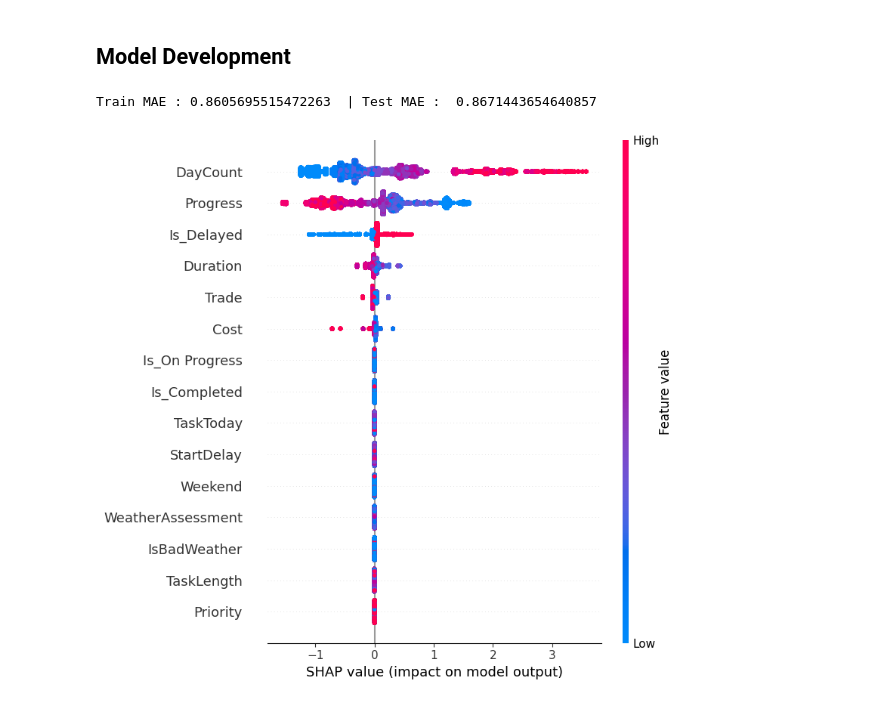
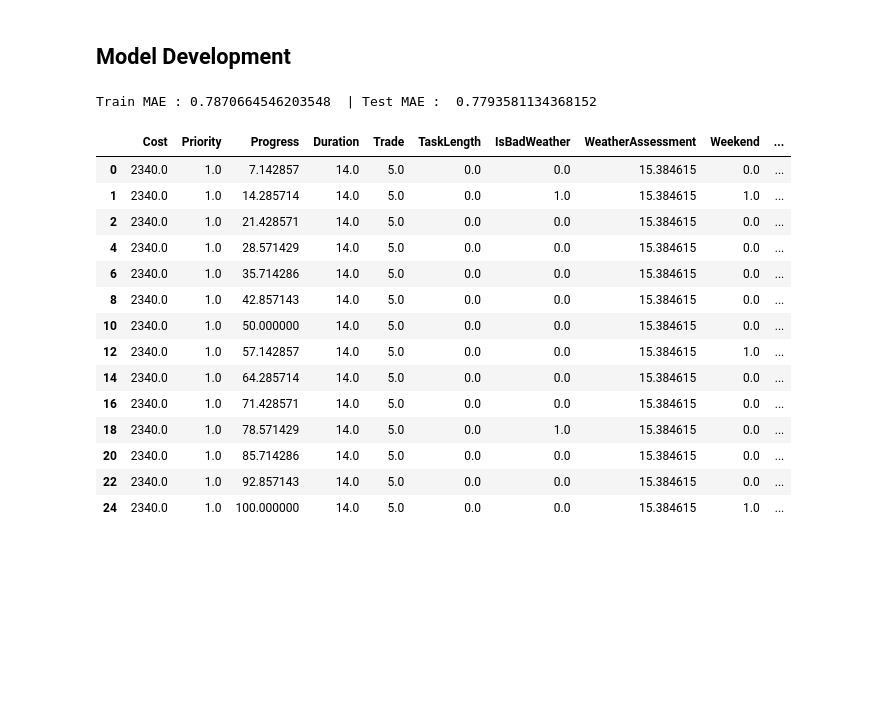
Before and after one commit to radicu/method, a Jupyter notebook: task_model.ipynb, the cells around one changed output. Drawn from its saved outputs; the diff is of its cells as text; code cells hidden in the pictures; blank space fills up the shorter version.

```diff
--- a/task_model.ipynb
+++ b/task_model.ipynb
@@ -145,36 +145,64 @@ from sklearn.linear_model import LinearRegression, Ridge, Lasso, ElasticNet, Bay
 from sklearn.svm import SVR
 from sklearn.tree import DecisionTreeRegressor
 from sklearn.ensemble import RandomForestRegressor, GradientBoostingRegressor, AdaBoostRegressor, ExtraTreesRegressor, BaggingRegressor, VotingRegressor, StackingRegressor
+# %%
+X = tasks_df.copy()
+y = X.pop(target)
+
+indices = random.sample(list(range(1,101)), int(0.2*100))
+val_indices = indices[:1]
+test_indices = indices[1:]
+val_idx = tasks.loc[tasks['ProjectID'].isin(val_indices)].index.tolist()
+test_idx = tasks.loc[tasks['ProjectID'].isin(test_indices)].index.tolist()
+# %%
+X_val = X[X.index.isin(val_idx)]
+y_val = y[y.index.isin(val_idx)]
+X_test = X[X.index.isin(test_idx)]
+y_test = y[y.index.isin(test_idx)]
+X_train = X[(~X.index.isin(test_idx)) & (~X.index.isin(val_idx))]
+y_train = y[(~y.index.isin(test_idx)) & (~y.index.isin(val_idx))]
 # %%
-X = tasks_df.copy()
-y = X.pop(target)
-
-test_indices = random.sample(list(range(1,101)), int(0.1*100))
-test_idx = tasks.loc[tasks['ProjectID'].isin(test_indices)].index.tolist()
-
-X_train = X[~X.index.isin(test_idx)]
-y_train = y[~y.index.isin(test_idx)]
-X_test = X[X.index.isin(test_idx)]
-y_test = y[y.index.isin(test_idx)]
-
 # Creating and training the decision tree regression model
-model = DecisionTreeRegressor(max_depth=5)
+model = DecisionTreeRegressor(max_depth=7)
 model.fit(X_train, y_train)
 
-y_pred = model.predict(X_test)
+y_val_pred = model.predict(X_val)
 y_train_pred = model.predict(X_train)
 
 mae_train = mean_absolute_error(y_train, y_train_pred)
-mae_test = mean_absolute_error(y_test, y_pred)
-print("Train MAE :", mae_train, " | Test MAE : ", mae_test)
+mae_val = mean_absolute_error(y_val, y_val_pred)
+print("Train MAE :", mae_train, " | Test MAE : ", mae_val)
 # %% [output]
-Train MAE : 0.8605695515472263  | Test MAE :  0.8671443654640857
+Train MAE : 0.7870664546203548  | Test MAE :  0.7793581134368152
+# %%
+X_val.reset_index(drop=True,inplace=True)
+y_val.reset_index(drop=True,inplace=True)
+y_val_pred = model.predict(X_val)
+# %%
+select_project = X_val[X_val['Cost']==2340]
+select_idx =select_project.index
+select_pred = pd.Series(y_val_pred[select_idx],index=select_idx, name='pred')
+pd.concat([select_project, y_val[select_idx], select_pred],axis=1)
+# %% [output]
+|  | Cost | Priority | Progress | Duration | Trade | TaskLength | IsBadWeather | WeatherAssessment | Weekend | ... |
+| 0 | 2340.0 | 1.0 | 7.142857 | 14.0 | 5.0 | 0.0 | 0.0 | 15.384615 | 0.0 | ... |
+| 1 | 2340.0 | 1.0 | 14.285714 | 14.0 | 5.0 | 0.0 | 1.0 | 15.384615 | 1.0 | ... |
+| 2 | 2340.0 | 1.0 | 21.428571 | 14.0 | 5.0 | 0.0 | 0.0 | 15.384615 | 0.0 | ... |
+| 4 | 2340.0 | 1.0 | 28.571429 | 14.0 | 5.0 | 0.0 | 0.0 | 15.384615 | 0.0 | ... |
+| 6 | 2340.0 | 1.0 | 35.714286 | 14.0 | 5.0 | 0.0 | 0.0 | 15.384615 | 0.0 | ... |
+| 8 | 2340.0 | 1.0 | 42.857143 | 14.0 | 5.0 | 0.0 | 0.0 | 15.384615 | 0.0 | ... |
+| 10 | 2340.0 | 1.0 | 50.000000 | 14.0 | 5.0 | 0.0 | 0.0 | 15.384615 | 0.0 | ... |
+| 12 | 2340.0 | 1.0 | 57.142857 | 14.0 | 5.0 | 0.0 | 0.0 | 15.384615 | 1.0 | ... |
+| 14 | 2340.0 | 1.0 | 64.285714 | 14.0 | 5.0 | 0.0 | 0.0 | 15.384615 | 0.0 | ... |
+| 16 | 2340.0 | 1.0 | 71.428571 | 14.0 | 5.0 | 0.0 | 0.0 | 15.384615 | 0.0 | ... |
+| 18 | 2340.0 | 1.0 | 78.571429 | 14.0 | 5.0 | 0.0 | 1.0 | 15.384615 | 0.0 | ... |
+| 20 | 2340.0 | 1.0 | 85.714286 | 14.0 | 5.0 | 0.0 | 0.0 | 15.384615 | 0.0 | ... |
+| 22 | 2340.0 | 1.0 | 92.857143 | 14.0 | 5.0 | 0.0 | 0.0 | 15.384615 | 0.0 | ... |
+| 24 | 2340.0 | 1.0 | 100.000000 | 14.0 | 5.0 | 0.0 | 0.0 | 15.384615 | 1.0 | ... |
 # %%
 explainer = shap.Explainer(model, X_train)
 shap_values = explainer(X_train)
 shap.summary_plot(shap_values)
-# %% [output]
-[figure, removed]
 # %%
 # Plot the decision tree
 plt.figure(figsize=(10,6))
```
Also changed, not shown: parts of 9 cells of this notebook, 16 other files.
